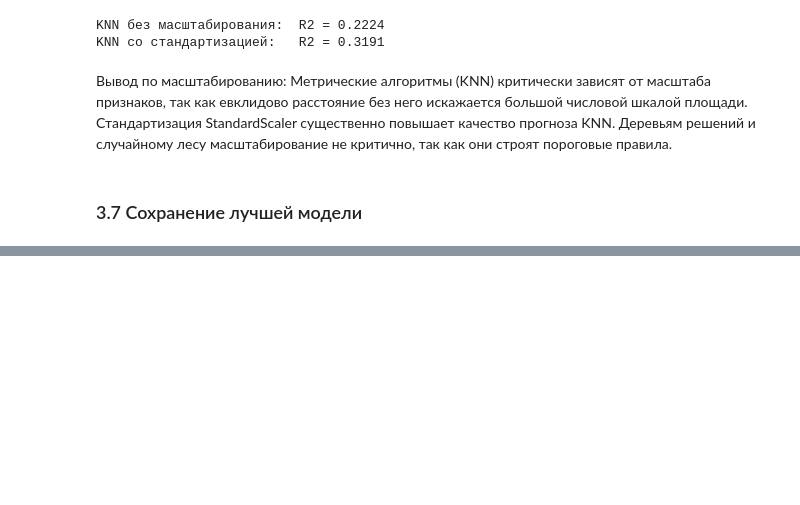
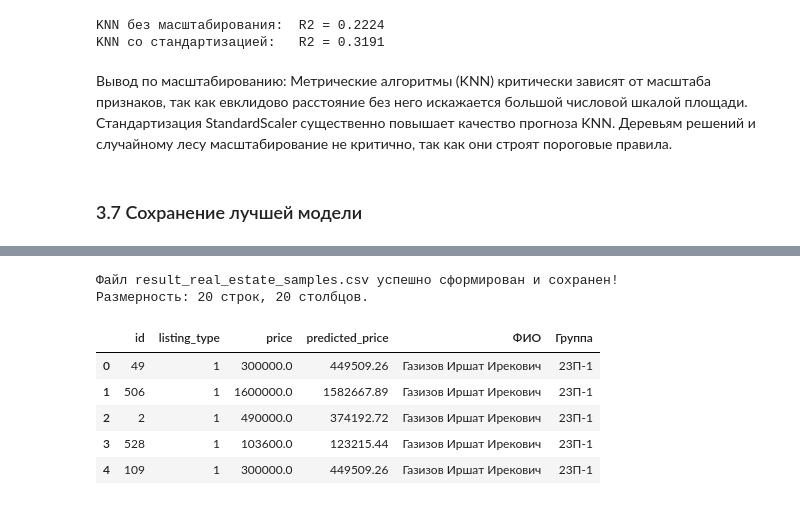
Before and after one commit to Yalantare/workforml, a Jupyter notebook: notebooks/real_estate_analysis.ipynb, the cells around one changed output, grey strips where cells are left out. Cells and saved outputs as stored; diff of their text form; code cells hidden in the pictures; blank space fills up the shorter version.

```diff
--- a/notebooks/real_estate_analysis.ipynb
+++ b/notebooks/real_estate_analysis.ipynb
@@ -718,0 +957,23 @@ print(f'Модель и препроцессоры сохранены в {models
+# %%
+# Добавление столбцов с ФИО и группой и сохранение итогового файла
+test_data['ФИО'] = 'Газизов Иршат Ирекович'
+test_data['Группа'] = '23П-1'
+
+out_path_root = '../../result_real_estate_samples.csv' if os.path.exists('../../result_real_estate_samples.csv') else 'result_real_estate_samples.csv'
+test_data.to_csv('result_real_estate_samples.csv', index=False, encoding='utf-8')
+test_data.to_csv('../data/result_real_estate_samples.csv', index=False, encoding='utf-8')
+if os.path.exists('d:/Wrearrew/workforml'):
+    test_data.to_csv('d:/Wrearrew/workforml/result_real_estate_samples.csv', index=False, encoding='utf-8')
+
+print("Файл result_real_estate_samples.csv успешно сформирован и сохранен!")
+print(f"Размерность: {test_data.shape[0]} строк, {test_data.shape[1]} столбцов.")
+test_data[['id', 'listing_type', 'price', 'predicted_price', 'ФИО', 'Группа']].head()
+# %% [output]
+Файл result_real_estate_samples.csv успешно сформирован и сохранен!
+Размерность: 20 строк, 20 столбцов.
+|  | id | listing_type | price | predicted_price | ФИО | Группа |
+| 0 | 49 | 1 | 300000.0 | 449509.26 | Газизов Иршат Ирекович | 23П-1 |
+| 1 | 506 | 1 | 1600000.0 | 1582667.89 | Газизов Иршат Ирекович | 23П-1 |
+| 2 | 2 | 1 | 490000.0 | 374192.72 | Газизов Иршат Ирекович | 23П-1 |
+| 3 | 528 | 1 | 103600.0 | 123215.44 | Газизов Иршат Ирекович | 23П-1 |
+| 4 | 109 | 1 | 300000.0 | 449509.26 | Газизов Иршат Ирекович | 23П-1 |
```
Also changed, not shown: parts of 13 cells of this notebook, 4 other files.
